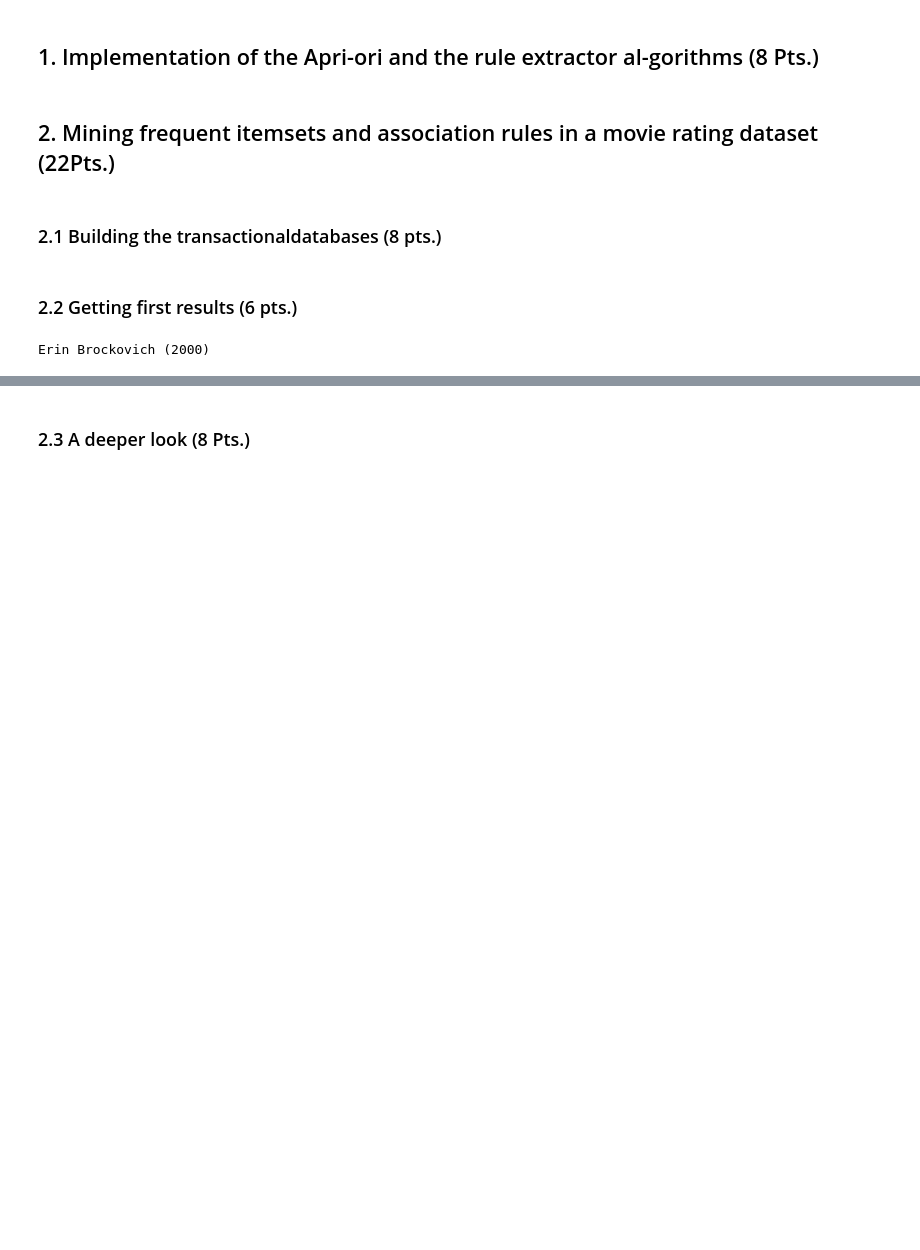
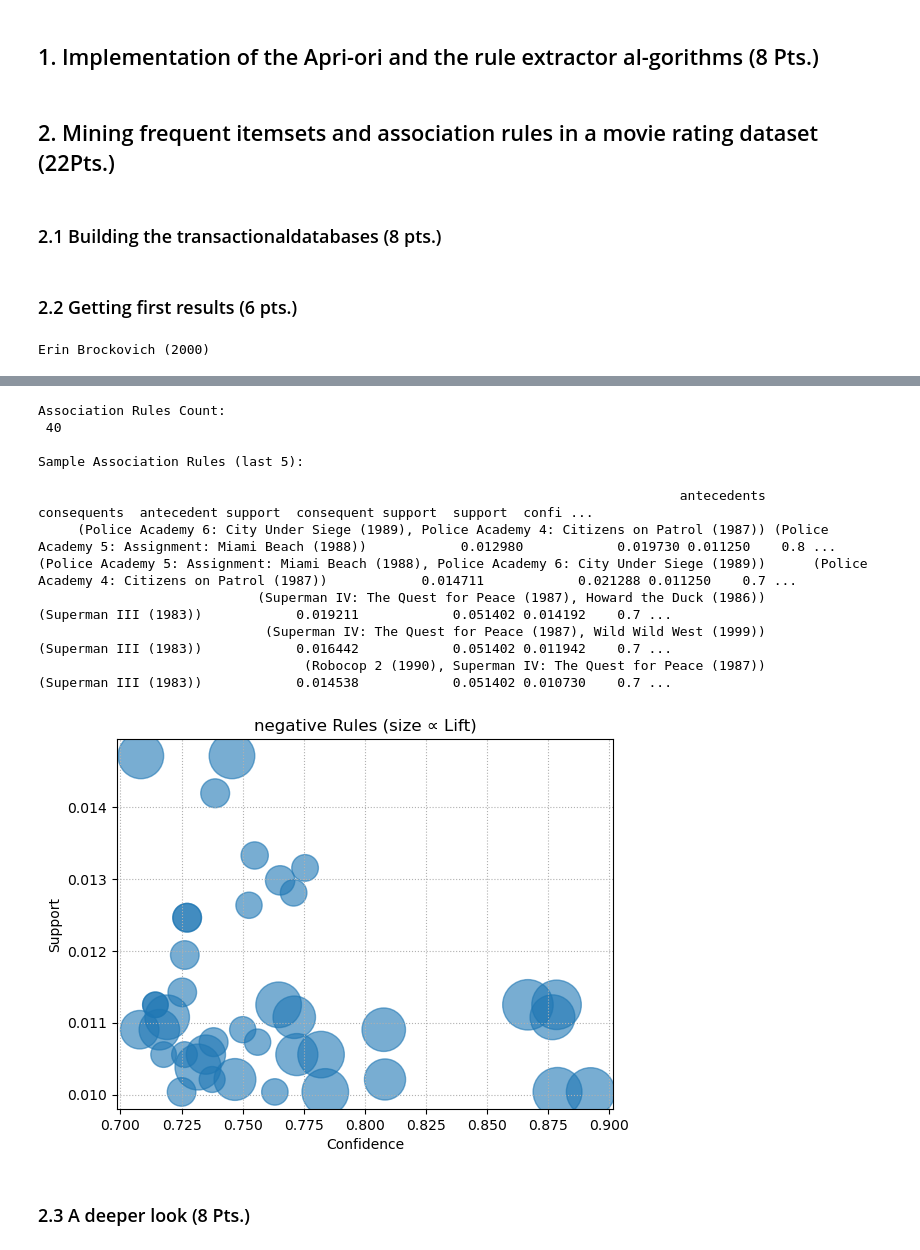
Before and after one commit to Ziad-Aamer/media-mining-data1, a Jupyter notebook: 01/assignment_solution_01.ipynb, the cells around one changed output, grey strips where cells are left out. Cells and saved outputs as stored; diff of their text form; code cells hidden in the pictures; blank space fills up the shorter version.

```diff
--- a/01/assignment_solution_01.ipynb
+++ b/01/assignment_solution_01.ipynb
@@ -4,6 +4,20 @@
 ## 1. Implementation of the Apri-ori and the rule extractor al-gorithms (8 Pts.)
 # %%
 # your code here
+# %%
+import pandas as pd
+import matplotlib.pyplot as plt
+from pathlib import Path
+def plot_rules_scatter(df_rules: pd.DataFrame, title: str):
+    if df_rules.empty:
+        return
+    plt.figure()
+    plt.scatter(df_rules["confidence"], df_rules["support"], s=df_rules["lift"]*30, alpha=0.6)
+    plt.xlabel("Confidence")
+    plt.ylabel("Support")
+    plt.title(title)
+    plt.grid(True, linestyle=":")
+    plt.show()
 # %% [markdown]
 ## 2. Mining frequent itemsets and association rules in a movie rating dataset (22Pts.)
 # %% [markdown]
@@ -46,0 +119,21 @@ Erin Brockovich (2000)
+# %%
+negative_datasets = [items for items in negative_transactions.values() if len(items) > 0]
+te = TransactionEncoder()
+te_ary = te.fit(negative_datasets).transform(negative_datasets)
+df = pd.DataFrame(te_ary, columns=te.columns_)
+# Generate frequent itemsets
+
+min_support =0.1
+step = 0.01
+min_floor = 0.001
+
+while min_support >= min_floor:
+    negative_frequent_itemsets = apriori(df, min_support=min_support, use_colnames=True)
+    max_size = negative_frequent_itemsets['itemsets'].apply(lambda x: len(x)).max() if not negative_frequent_itemsets.empty else 0
+    print(f"min_support={min_support:.3f} -> max_itemset_size={max_size}, count={len(negative_frequent_itemsets)}")
+    if max_size >= 3:
+        print(f"Stopping: reached itemsets of size >= 3 at min_support={min_support:.3f}")
+        break
+    min_support = round(min_support - step, 3)
+else:
+    print(f"No 3-itemsets found down to min_support={min_floor}")
@@ -47,3 +152,24 @@ Erin Brockovich (2000)
+# %%
+negative_rules = association_rules(negative_frequent_itemsets, metric="confidence", min_threshold=0.7)
+negative_rules['antecedents'] = negative_rules['antecedents'].apply(lambda x: frozenset([movie_name_dict[item] for item in x]))
+negative_rules['consequents'] = negative_rules['consequents'].apply(lambda x: frozenset([movie_name_dict[item] for item in x]))
+print("\nAssociation Rules Count:\n", len(negative_rules))
+print("\nSample Association Rules (last 5):\n")
+print(negative_rules.tail(5).to_string(index=False))
+plot_rules_scatter(negative_rules, "negative Rules (size ∝ Lift)")
+# %% [output]
+Association Rules Count:
+ 40
+
+Sample Association Rules (last 5):
+
+                                                                                  antecedents                                        consequents  antecedent support  consequent support  support  confi ...
+     (Police Academy 6: City Under Siege (1989), Police Academy 4: Citizens on Patrol (1987)) (Police Academy 5: Assignment: Miami Beach (1988))            0.012980            0.019730 0.011250    0.8 ...
+(Police Academy 5: Assignment: Miami Beach (1988), Police Academy 6: City Under Siege (1989))      (Police Academy 4: Citizens on Patrol (1987))            0.014711            0.021288 0.011250    0.7 ...
+                            (Superman IV: The Quest for Peace (1987), Howard the Duck (1986))                              (Superman III (1983))            0.019211            0.051402 0.014192    0.7 ...
+                             (Superman IV: The Quest for Peace (1987), Wild Wild West (1999))                              (Superman III (1983))            0.016442            0.051402 0.011942    0.7 ...
+                                  (Robocop 2 (1990), Superman IV: The Quest for Peace (1987))                              (Superman III (1983))            0.014538            0.051402 0.010730    0.7 ...
+[figure, added]
 # %% [markdown]
 ### 2.3 A deeper look (8 Pts.)
 # %%
```
Also changed, not shown: parts of 3 cells of this notebook.
